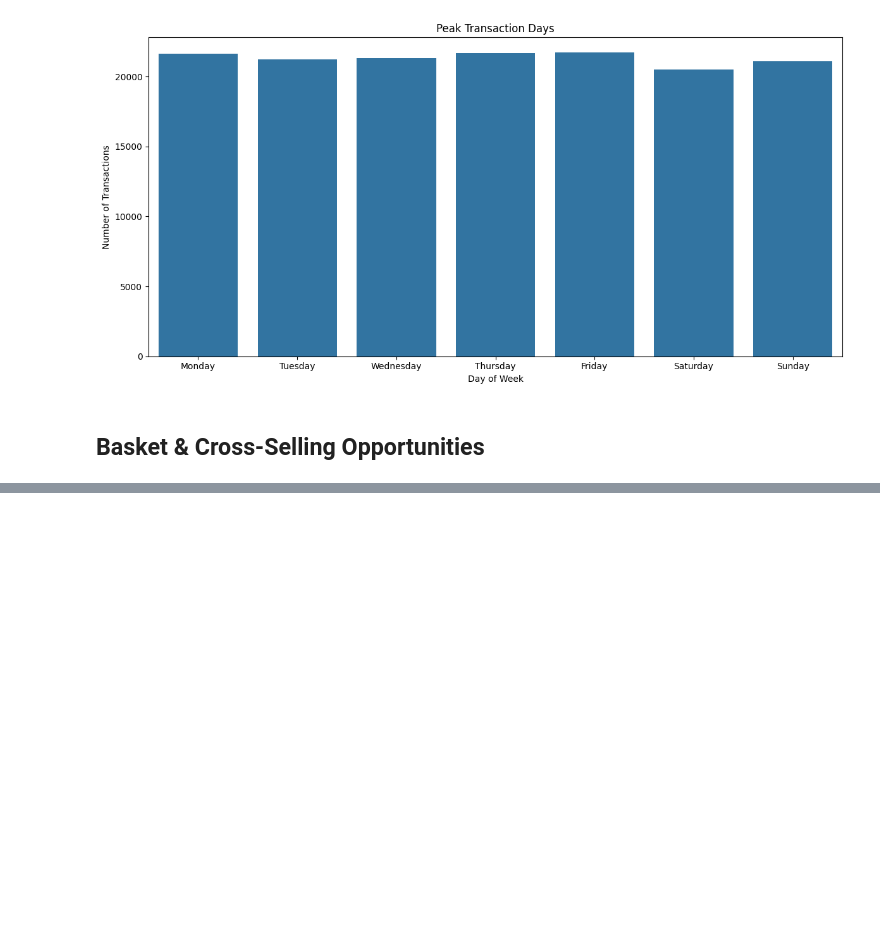
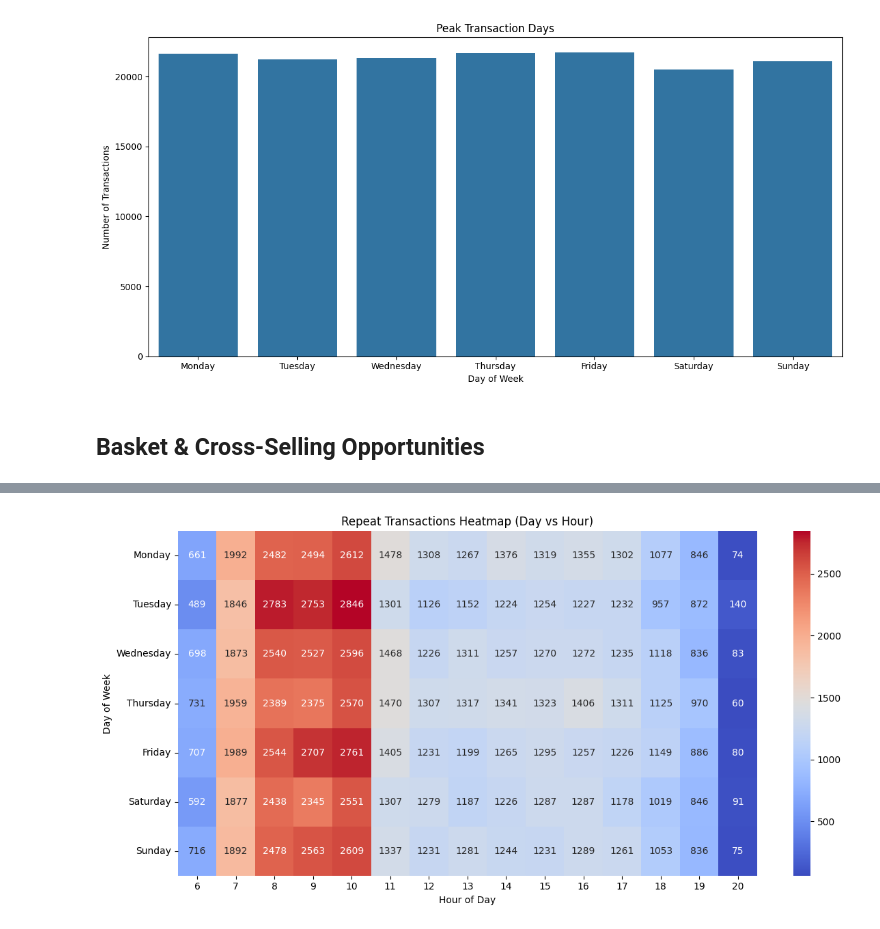
Before and after one commit to yashdoshi247/IIM-Cal-Case-comp, a Jupyter notebook: Coffee Analysis 1 copy.ipynb, the cells around one changed output, grey strips where cells are left out. Drawn from its saved outputs; the diff is of its cells as text; code cells hidden in the pictures; blank space fills up the shorter version.

```diff
--- a/Coffee Analysis 1 copy.ipynb
+++ b/Coffee Analysis 1 copy.ipynb
@@ -394,0 +505,23 @@ Top 10 Frequently Bought Together Products (Different Types):
+# %%
+# --- Heatmap: Peak Repeat Transaction Periods ---
+# Convert to datetime for time-based analysis
+df['transaction_datetime'] = pd.to_datetime(df['transaction_date'] + ' ' + df['transaction_time'])
+df['day_of_week'] = df['transaction_datetime'].dt.day_name()
+df['hour'] = df['transaction_datetime'].dt.hour
+
+# Filter original data for only repeat transactions
+repeats_df = df[df.set_index(['store_id', 'product_combination']).index.isin(repeated_combos.set_index(['store_id', 'product_combination']).index)]
+
+# Create heatmap data: Day of week vs. Hour for repeat transactions
+heatmap_data = repeats_df.groupby(['day_of_week', 'hour']).size().unstack(fill_value=0)
+heatmap_data = heatmap_data.reindex(['Monday', 'Tuesday', 'Wednesday', 'Thursday', 'Friday', 'Saturday', 'Sunday'])
+
+plt.figure(figsize=(12, 6))
+sns.heatmap(heatmap_data, cmap='coolwarm', annot=True, fmt='d')
+plt.title("Repeat Transactions Heatmap (Day vs Hour)")
+plt.xlabel("Hour of Day")
+plt.ylabel("Day of Week")
+plt.tight_layout()
+plt.show()
+# %% [output]
+[figure, added]
```
Also changed, not shown: parts of 11 cells of this notebook.
